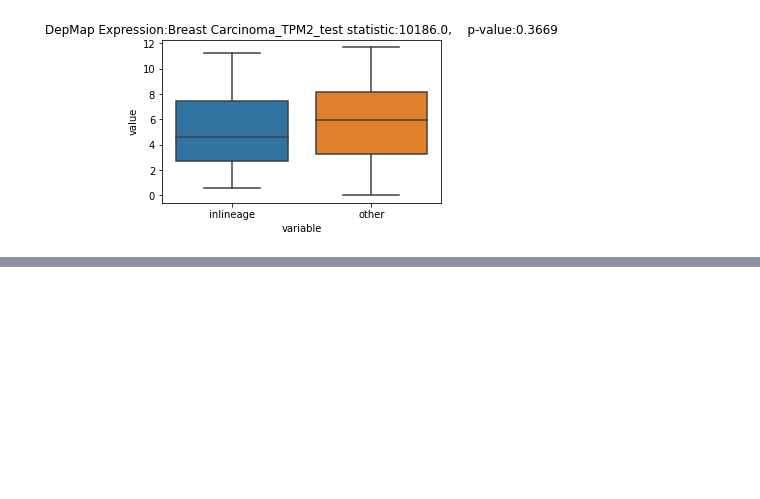
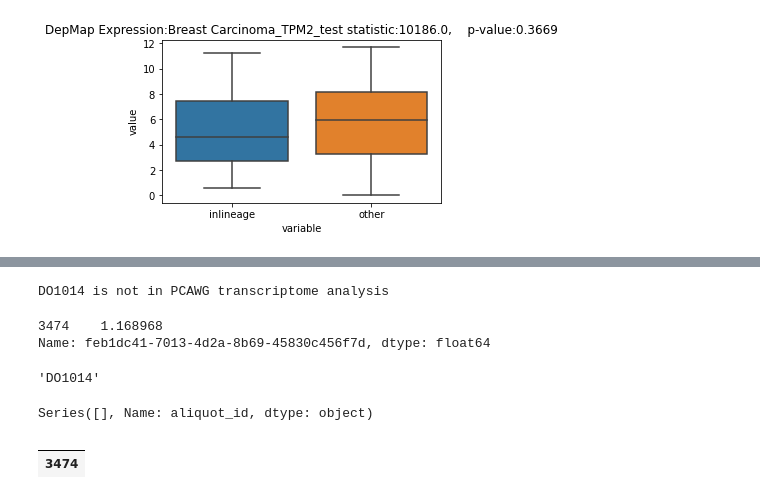
Before and after one commit to ryy1221/MutSigCVsyn, a Jupyter notebook: notebook/figure5/TPM2.ipynb, the cells around one changed output, grey strips where cells are left out. Drawn from its saved outputs; the diff is of its cells as text; code cells hidden in the pictures; blank space fills up the shorter version.

Commit message:
individual candidate analysis

```diff
--- a/notebook/figure5/TPM2.ipynb
+++ b/notebook/figure5/TPM2.ipynb
@@ -18,0 +27,2 @@ ENST00000378292
+# %%
+idx = df_nsig[df_nsig['name'] == gene_name]['id'].values.tolist()[0]
@@ -98,0 +120,13 @@ test statistic:10186.0,    p-value:0.3669
+# %%
+dir_splice = '../../anno_ref/ICGC/alternative_splicing'
+exp_dir = '../../anno_ref/ICGC/pcawg_rnaseq/'
+# Read aliquot id information
+df_exp_info = pd.read_csv(os.path.join(exp_dir,'rnaseq.metadata.tsv'), sep = '\t')
+# %%
+### If patient is in the splicing file(transcriptome analysis info)
+for donor in donor_list:
+    tumor_id = df_exp_info[df_exp_info['icgc_donor_id'] == donor]['aliquot_id']
+    if len(tumor_id) ==0:
+        print(f'{donor} is not in PCAWG transcriptome analysis')
+# %% [output]
+DO1014 is not in PCAWG transcriptome analysis
@@ -98,0 +137,21 @@ test statistic:10186.0,    p-value:0.3669
+# %%
+df3[df3['gene_id'].str.contains(idx)]['feb1dc41-7013-4d2a-8b69-45830c456f7d']
+# %% [output]
+3474    1.168968
+Name: feb1dc41-7013-4d2a-8b69-45830c456f7d, dtype: float64
+# %%
+donor
+# %% [output]
+'DO1014'
+# %%
+for donor in donor_list:
+    tumor_id = df_exp_info[df_info['icgc_donor_id'] == donor]['aliquot_id']
+# %%
+tumor_id
+# %% [output]
+Series([], Name: aliquot_id, dtype: object)
+# %%
+df3[df3['gene_id'].str.contains(idx)][tumor_id]
+# %% [output]
+|  |
+| 3474 |
```
Also changed, not shown: parts of 7 cells of this notebook, 11 other files.
